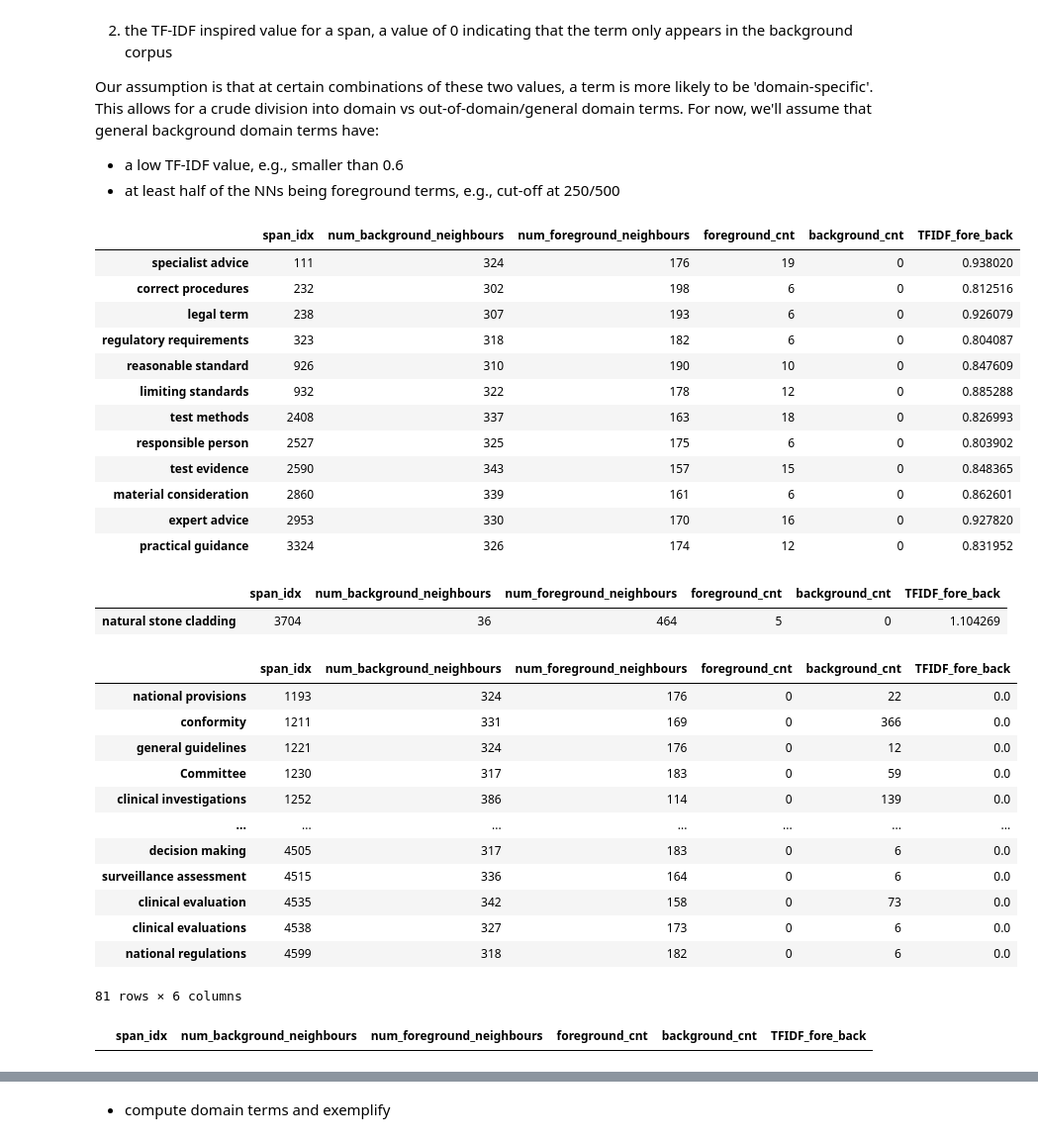
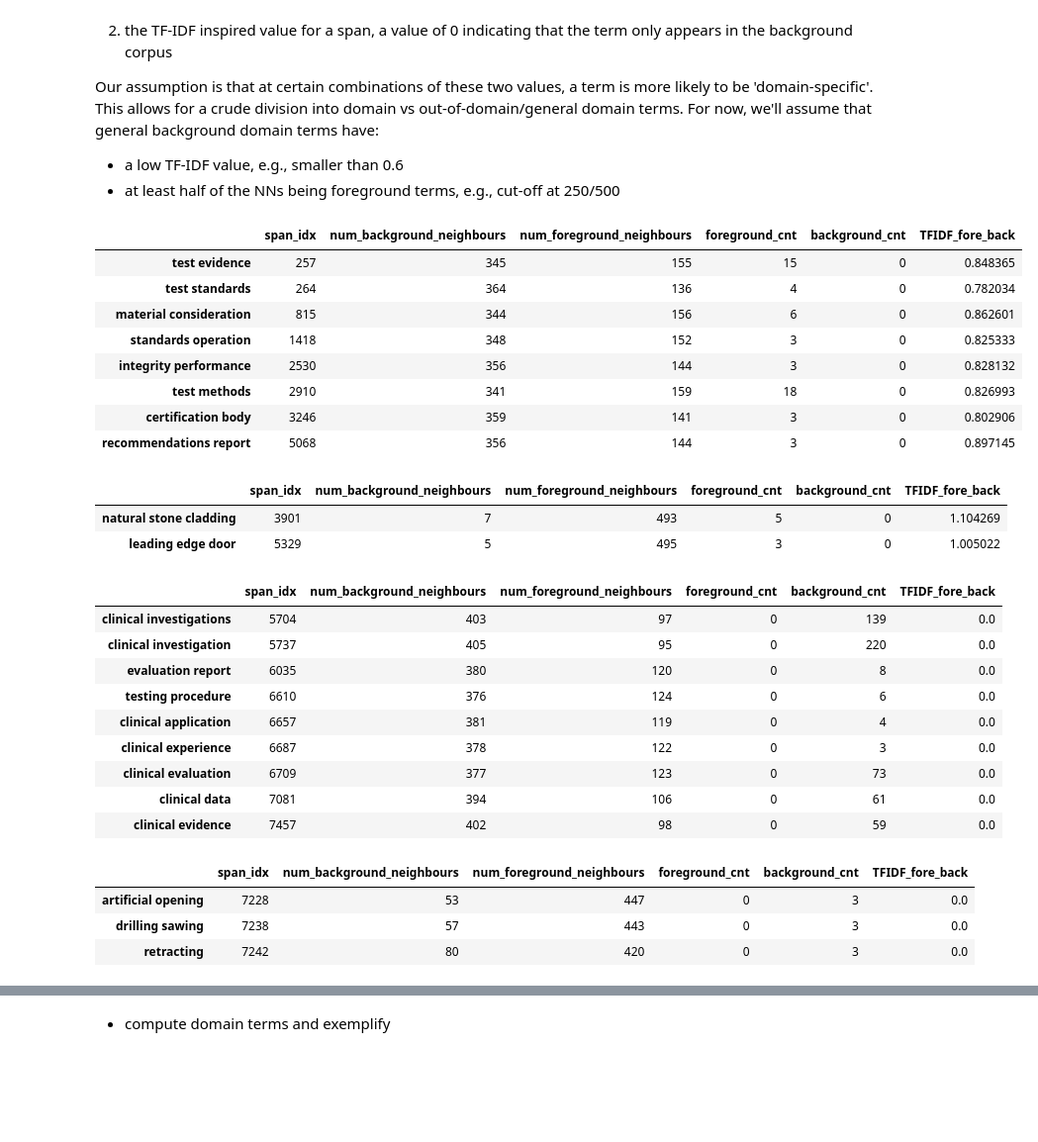
Before and after one commit to rubenkruiper/irec, a Jupyter notebook: 1. Term Extraction.ipynb, the cells around one changed output, grey strips where cells are left out. Shown: that part at 99% size. Saved outputs shown, nothing was run; the diff lists cells and outputs as text; code cells hidden in the pictures; blank space fills up the shorter version.

```diff
--- a/1. Term Extraction.ipynb
+++ b/1. Term Extraction.ipynb
@@ -324,9 +324,9 @@ def run_filters(to_be_cleaned):
     cleaned_terms = [t for t in determiners_removed if t]
     cleaned_counter = Counter(cleaned_terms)
 
-    # We only want terms to occur at least X times in a corpus, e.g., 5 times:
-    cleaned_terms = [t for t in cleaned_terms if cleaned_counter[t] >= 5]
-    cleaned_counter = Counter({t: c for t, c in cleaned_counter.items() if c >= 5})
+    # We only want terms to occur at least X times in a corpus, e.g., 3 times:
+    cleaned_terms = [t for t in cleaned_terms if cleaned_counter[t] >= 3]
+    cleaned_counter = Counter({t: c for t, c in cleaned_counter.items() if c >= 3})
     return cleaned_terms, cleaned_counter
 # %%
 foreground_terms_lists = [c.NER_labels for d in foreground_corpus for c in d.load_document(d.output_fp).all_contents]
@@ -751,56 +751,53 @@ min_num_foreground_neighbours = 250
 # %%
 # Example terms VERY TOP LEFT of the plot (expectinggeneral domain)
 top = span_features_df['TFIDF_fore_back'] > 1.3 * min_TFIDF_value
-left = span_features_df['num_foreground_neighbours'] < min_num_foreground_neighbours - 50
+left = span_features_df['num_foreground_neighbours'] < 160
 span_features_df.loc[top & left]
 # %% [output]
 |  | span_idx | num_background_neighbours | num_foreground_neighbours | foreground_cnt | background_cnt | TFIDF_fore_back |
-| specialist advice | 111 | 324 | 176 | 19 | 0 | 0.938020 |
-| correct procedures | 232 | 302 | 198 | 6 | 0 | 0.812516 |
-| legal term | 238 | 307 | 193 | 6 | 0 | 0.926079 |
-| regulatory requirements | 323 | 318 | 182 | 6 | 0 | 0.804087 |
-| reasonable standard | 926 | 310 | 190 | 10 | 0 | 0.847609 |
-| limiting standards | 932 | 322 | 178 | 12 | 0 | 0.885288 |
-| test methods | 2408 | 337 | 163 | 18 | 0 | 0.826993 |
-| responsible person | 2527 | 325 | 175 | 6 | 0 | 0.803902 |
-| test evidence | 2590 | 343 | 157 | 15 | 0 | 0.848365 |
-| material consideration | 2860 | 339 | 161 | 6 | 0 | 0.862601 |
-| expert advice | 2953 | 330 | 170 | 16 | 0 | 0.927820 |
-| practical guidance | 3324 | 326 | 174 | 12 | 0 | 0.831952 |
+| test evidence | 257 | 345 | 155 | 15 | 0 | 0.848365 |
+| test standards | 264 | 364 | 136 | 4 | 0 | 0.782034 |
+| material consideration | 815 | 344 | 156 | 6 | 0 | 0.862601 |
+| standards operation | 1418 | 348 | 152 | 3 | 0 | 0.825333 |
+| integrity performance | 2530 | 356 | 144 | 3 | 0 | 0.828132 |
+| test methods | 2910 | 341 | 159 | 18 | 0 | 0.826993 |
+| certification body | 3246 | 359 | 141 | 3 | 0 | 0.802906 |
+| recommendations report | 5068 | 356 | 144 | 3 | 0 | 0.897145 |
 # %%
 # Example terms very TOP RIGHT of the plot (expecting very foreground domainy)
 top = span_features_df['TFIDF_fore_back'] > 1.65 * min_TFIDF_value
-right = span_features_df['num_foreground_neighbours'] > 210 + min_num_foreground_neighbours
+right = span_features_df['num_foreground_neighbours'] > 490
 span_features_df.loc[top & right]
 # %% [output]
 |  | span_idx | num_background_neighbours | num_foreground_neighbours | foreground_cnt | background_cnt | TFIDF_fore_back |
-| natural stone cladding | 3704 | 36 | 464 | 5 | 0 | 1.104269 |
+| natural stone cladding | 3901 | 7 | 493 | 5 | 0 | 1.104269 |
+| leading edge door | 5329 | 5 | 495 | 3 | 0 | 1.005022 |
 # %%
 # Example terms very BOTTOM LEFT of the plot (expecting very background domainy)
 bottom = span_features_df['TFIDF_fore_back'] < .1 * min_TFIDF_value
-left = span_features_df['num_foreground_neighbours'] < min_num_foreground_neighbours - 65
+left = span_features_df['num_foreground_neighbours'] < 125
 span_features_df.loc[bottom & left]
 # %% [output]
 |  | span_idx | num_background_neighbours | num_foreground_neighbours | foreground_cnt | background_cnt | TFIDF_fore_back |
-| national provisions | 1193 | 324 | 176 | 0 | 22 | 0.0 |
-| conformity | 1211 | 331 | 169 | 0 | 366 | 0.0 |
-| general guidelines | 1221 | 324 | 176 | 0 | 12 | 0.0 |
-| Committee | 1230 | 317 | 183 | 0 | 59 | 0.0 |
-| clinical investigations | 1252 | 386 | 114 | 0 | 139 | 0.0 |
-| ... | ... | ... | ... | ... | ... | ... |
-| decision making | 4505 | 317 | 183 | 0 | 6 | 0.0 |
-| surveillance assessment | 4515 | 336 | 164 | 0 | 6 | 0.0 |
-| clinical evaluation | 4535 | 342 | 158 | 0 | 73 | 0.0 |
-| clinical evaluations | 4538 | 327 | 173 | 0 | 6 | 0.0 |
-| national regulations | 4599 | 318 | 182 | 0 | 6 | 0.0 |
+| clinical investigations | 5704 | 403 | 97 | 0 | 139 | 0.0 |
+| clinical investigation | 5737 | 405 | 95 | 0 | 220 | 0.0 |
+| evaluation report | 6035 | 380 | 120 | 0 | 8 | 0.0 |
+| testing procedure | 6610 | 376 | 124 | 0 | 6 | 0.0 |
+| clinical application | 6657 | 381 | 119 | 0 | 4 | 0.0 |
+| clinical experience | 6687 | 378 | 122 | 0 | 3 | 0.0 |
+| clinical evaluation | 6709 | 377 | 123 | 0 | 73 | 0.0 |
+| clinical data | 7081 | 394 | 106 | 0 | 61 | 0.0 |
+| clinical evidence | 7457 | 402 | 98 | 0 | 59 | 0.0 |
-81 rows × 6 columns
 # %%
 # Example terms BOTTOM RIGHT of the plot (expecting general domain)
 bottom = span_features_df['TFIDF_fore_back'] < .1 * min_TFIDF_value
-right = span_features_df['num_foreground_neighbours'] > 150 + min_num_foreground_neighbours
+right = span_features_df['num_foreground_neighbours'] > 415
 span_features_df.loc[bottom & right]
 # %% [output]
 |  | span_idx | num_background_neighbours | num_foreground_neighbours | foreground_cnt | background_cnt | TFIDF_fore_back |
+| artificial opening | 7228 | 53 | 447 | 0 | 3 | 0.0 |
+| drilling sawing | 7238 | 57 | 443 | 0 | 3 | 0.0 |
+| retracting | 7242 | 80 | 420 | 0 | 3 | 0.0 |
 # %%
 # We'll save the plot as a figure with example terms
 fig = plt.figure()
```
Also changed, not shown: parts of 25 cells of this notebook, 6 other files.
